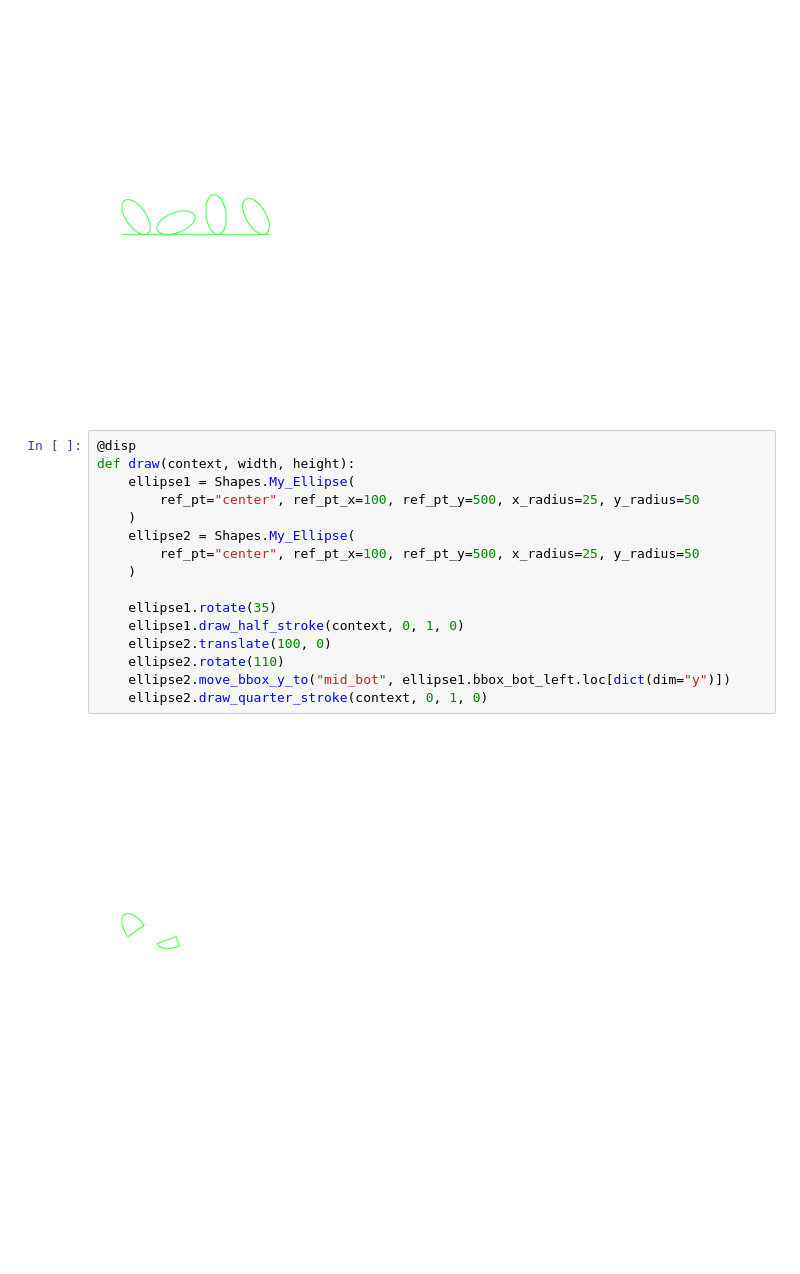
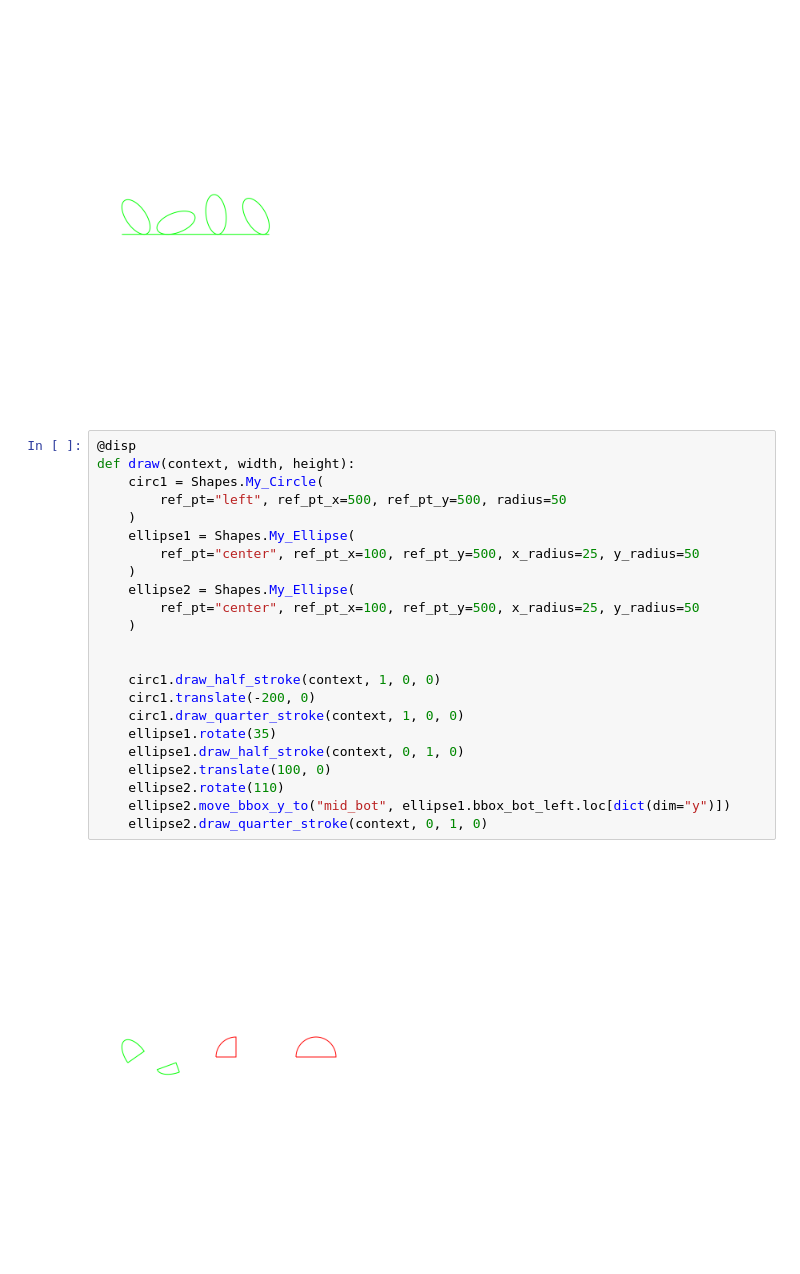
Before and after one commit to jon21o/Drawing, a Jupyter notebook: test_shapes1.ipynb, the cells around one changed output. Cells and saved outputs as stored; diff of their text form; blank space fills up the shorter version.

```diff
--- a/test_shapes1.ipynb
+++ b/test_shapes1.ipynb
@@ -331,18 +331,25 @@ def draw(context, width, height):
 # %%
 @disp
 def draw(context, width, height):
+    circ1 = Shapes.My_Circle(
+        ref_pt="left", ref_pt_x=500, ref_pt_y=500, radius=50
+    )
     ellipse1 = Shapes.My_Ellipse(
         ref_pt="center", ref_pt_x=100, ref_pt_y=500, x_radius=25, y_radius=50
     )
     ellipse2 = Shapes.My_Ellipse(
         ref_pt="center", ref_pt_x=100, ref_pt_y=500, x_radius=25, y_radius=50
     )
 
+
+    circ1.draw_half_stroke(context, 1, 0, 0)
+    circ1.translate(-200, 0)
+    circ1.draw_quarter_stroke(context, 1, 0, 0)
     ellipse1.rotate(35)
     ellipse1.draw_half_stroke(context, 0, 1, 0)
     ellipse2.translate(100, 0)
     ellipse2.rotate(110)
     ellipse2.move_bbox_y_to("mid_bot", ellipse1.bbox_bot_left.loc[dict(dim="y")])
     ellipse2.draw_quarter_stroke(context, 0, 1, 0)
 # %% [output]
-[figure, old version]
+[figure, new version]
```
Also changed, not shown: parts of 2 cells of this notebook, 1 other file.
